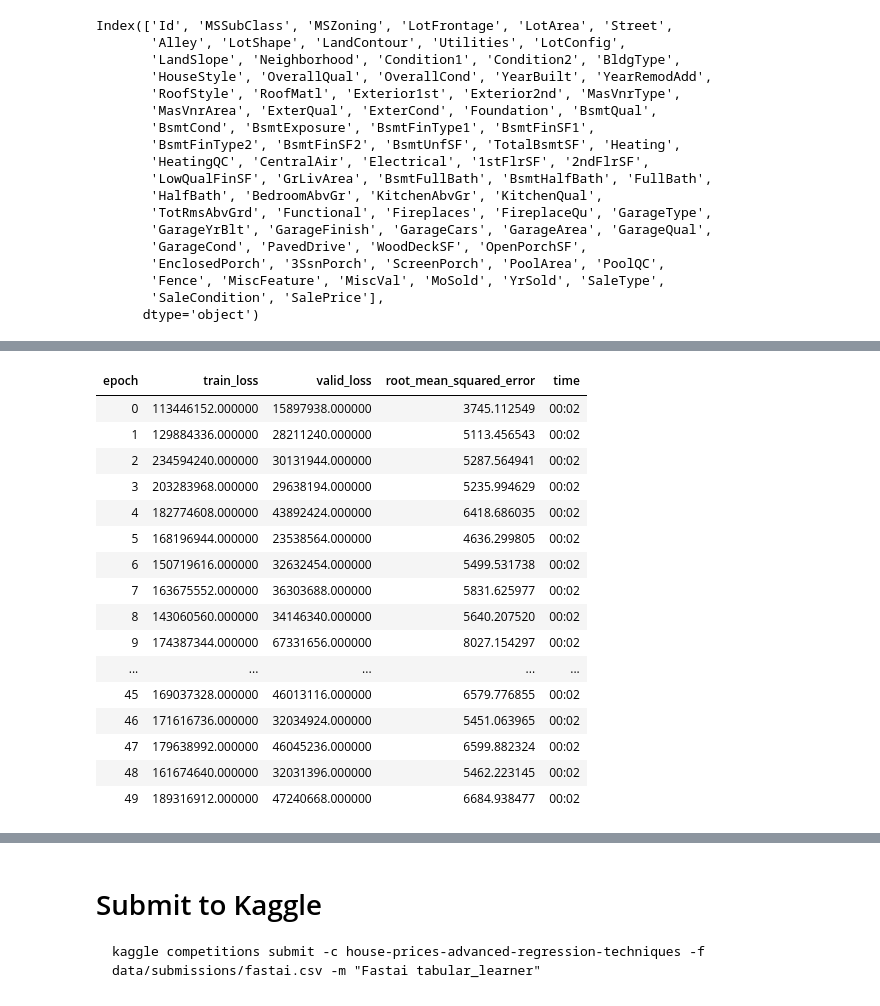
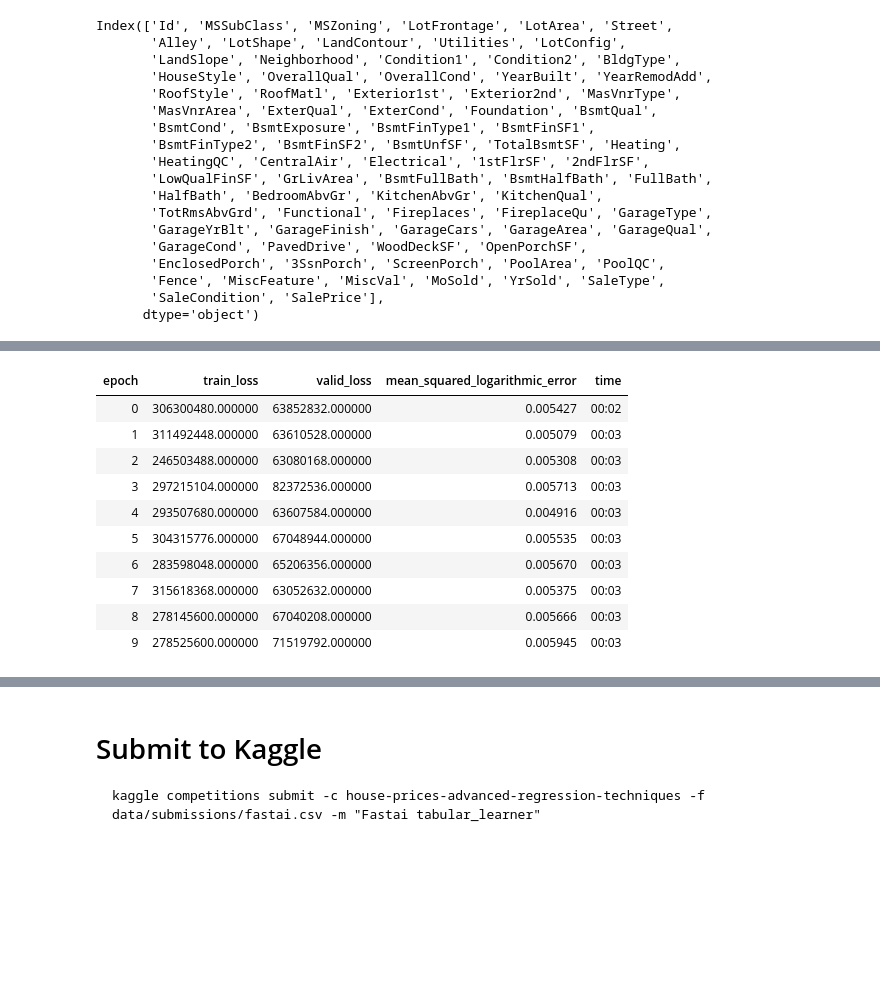
Before and after one commit to JamesMcGuigan/kaggle-house-prices, a Jupyter notebook: 7_fastai.ipynb, the cells around one changed output, grey strips where cells are left out. Cells and saved outputs as stored; diff of their text form; code cells hidden in the pictures; blank space fills up the shorter version.

```diff
--- a/7_fastai.ipynb
+++ b/7_fastai.ipynb
@@ -193,23 +160,17 @@ LR Finder is complete, type {learner_name}.recorder.plot() to see the graph.
-# %%
-learn.fit_one_cycle(50, 2e-06)
-# %% [output]
-| epoch | train_loss | valid_loss | root_mean_squared_error | time |
-| 0 | 113446152.000000 | 15897938.000000 | 3745.112549 | 00:02 |
-| 1 | 129884336.000000 | 28211240.000000 | 5113.456543 | 00:02 |
-| 2 | 234594240.000000 | 30131944.000000 | 5287.564941 | 00:02 |
-| 3 | 203283968.000000 | 29638194.000000 | 5235.994629 | 00:02 |
-| 4 | 182774608.000000 | 43892424.000000 | 6418.686035 | 00:02 |
-| 5 | 168196944.000000 | 23538564.000000 | 4636.299805 | 00:02 |
-| 6 | 150719616.000000 | 32632454.000000 | 5499.531738 | 00:02 |
-| 7 | 163675552.000000 | 36303688.000000 | 5831.625977 | 00:02 |
-| 8 | 143060560.000000 | 34146340.000000 | 5640.207520 | 00:02 |
-| 9 | 174387344.000000 | 67331656.000000 | 8027.154297 | 00:02 |
-| ... | ... | ... | ... | ... |
-| 45 | 169037328.000000 | 46013116.000000 | 6579.776855 | 00:02 |
-| 46 | 171616736.000000 | 32034924.000000 | 5451.063965 | 00:02 |
-| 47 | 179638992.000000 | 46045236.000000 | 6599.882324 | 00:02 |
-| 48 | 161674640.000000 | 32031396.000000 | 5462.223145 | 00:02 |
-| 49 | 189316912.000000 | 47240668.000000 | 6684.938477 | 00:02 |
+# %%
+learn.fit_one_cycle(10, 1e-04)
+# %% [output]
+| epoch | train_loss | valid_loss | mean_squared_logarithmic_error | time |
+| 0 | 306300480.000000 | 63852832.000000 | 0.005427 | 00:02 |
+| 1 | 311492448.000000 | 63610528.000000 | 0.005079 | 00:03 |
+| 2 | 246503488.000000 | 63080168.000000 | 0.005308 | 00:03 |
+| 3 | 297215104.000000 | 82372536.000000 | 0.005713 | 00:03 |
+| 4 | 293507680.000000 | 63607584.000000 | 0.004916 | 00:03 |
+| 5 | 304315776.000000 | 67048944.000000 | 0.005535 | 00:03 |
+| 6 | 283598048.000000 | 65206356.000000 | 0.005670 | 00:03 |
+| 7 | 315618368.000000 | 63052632.000000 | 0.005375 | 00:03 |
+| 8 | 278145600.000000 | 67040208.000000 | 0.005666 | 00:03 |
+| 9 | 278525600.000000 | 71519792.000000 | 0.005945 | 00:03 |
 # %%
 preds = learn.get_preds(ds_type=DatasetType.Test)[0].numpy().flatten(); preds
 submission_df = pd.DataFrame({
```
Also changed, not shown: parts of 11 cells of this notebook, 1 other file.
